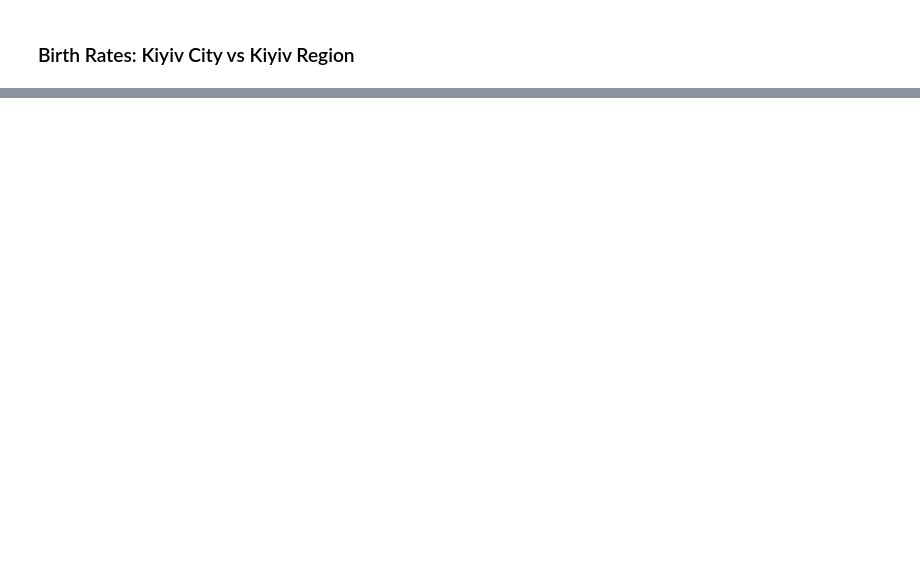
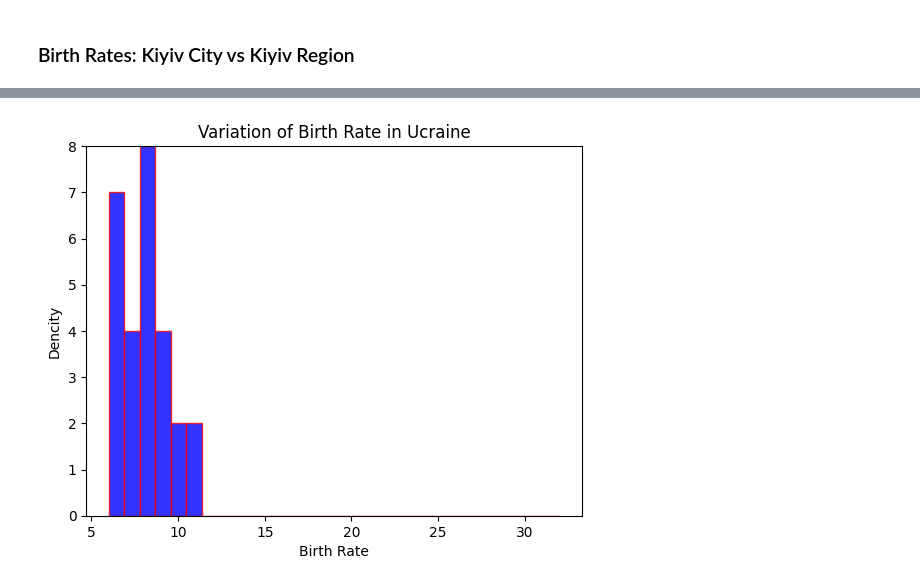
Before and after one commit to Matajur/Python-Data, a Jupyter notebook: homework_02/Hw2.1.ipynb, the cells around one changed output, grey strips where cells are left out. Cells and saved outputs as stored; diff of their text form; code cells hidden in the pictures; blank space fills up the shorter version.

```diff
--- a/homework_02/Hw2.1.ipynb
+++ b/homework_02/Hw2.1.ipynb
@@ -195,0 +259,33 @@ ffgf
+# %%
+HIST_BINS = np.linspace(6, 32, 30)
+dt = data.iloc[:, 0]
+n, _ = np.histogram(dt, HIST_BINS)
+
+
+def prepare_animation(bar_container):
+    def animate(frame_number):
+        year = data.columns.values
+        dt = data[year[frame_number]]
+        n, _ = np.histogram(dt, HIST_BINS)
+
+        for count, rect in zip(n, bar_container.patches):
+            rect.set_height(count)
+
+        return bar_container.patches
+    return animate
+
+
+fig, ax = plt.subplots()
+_, _, bar_container = ax.hist(dt, HIST_BINS, lw=1, ec="red", fc="blue", alpha=0.8)
+ax.set_ylim(top=8)
+
+ani = animation.FuncAnimation(
+    fig, prepare_animation(bar_container), 8, repeat=True, blit=True
+)
+
+plt.xlabel("Birth Rate")
+plt.ylabel("Dencity")
+plt.title("Variation of Birth Rate in Ucraine")
+
+HTML(ani.to_html5_video())
+# %% [output]
@@ -195,0 +293 @@ ffgf
+[figure, added]
```
Also changed, not shown: parts of 9 cells of this notebook, 2 other files.
